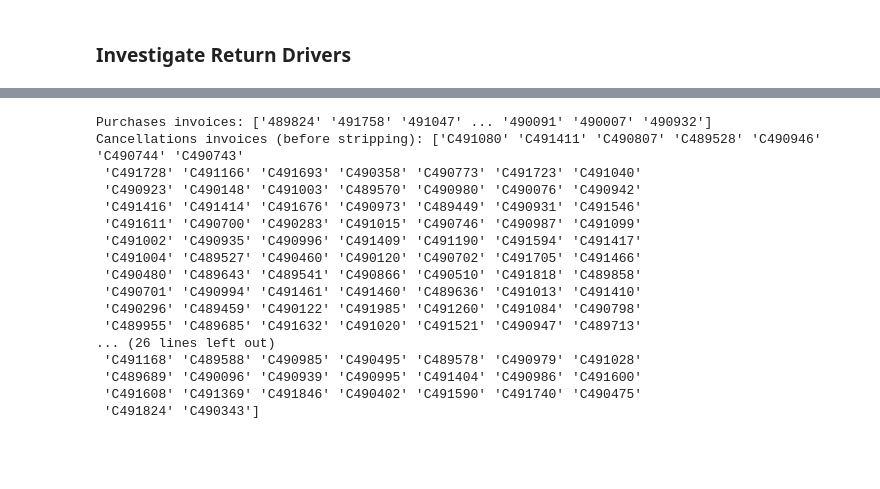
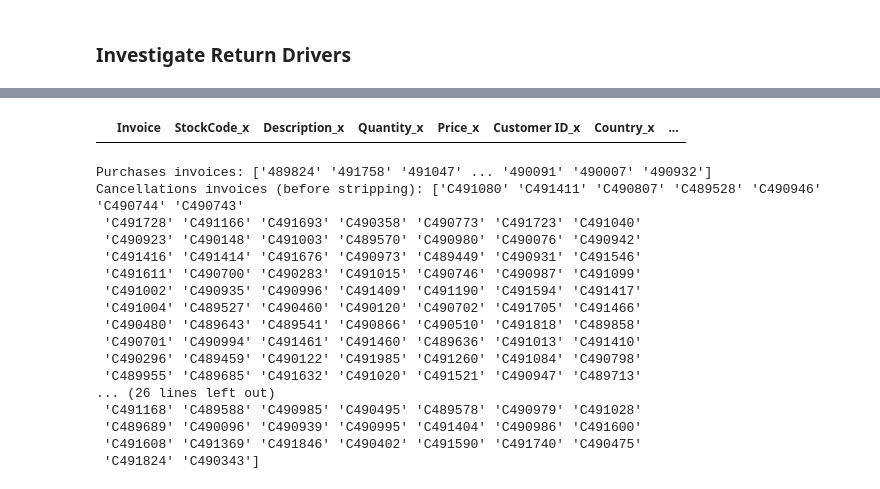
Before and after one commit to Feekah/The-Return-Story, a Jupyter notebook: returns_analysis.ipynb, the cells around one changed output, grey strips where cells are left out. Drawn from its saved outputs; the diff is of its cells as text; code cells hidden in the pictures; blank space fills up the shorter version.

```diff
--- a/returns_analysis.ipynb
+++ b/returns_analysis.ipynb
@@ -679,8 +679,8 @@ fig.show()
 ### Investigate Return Drivers
 # %%
 # Separate purchases and cancellations
-purchases = df[~df['Invoice'].str.startswith('C')]
-cancellations = df[df['Invoice'].str.startswith('C')]
+purchases = df[~df['Invoice'].astype(str).str.startswith('C')]
+cancellations = df[df['Invoice'].astype(str).str.startswith('C')]
 
 # Match purchases and cancellations based on the Invoice number (remove 'C' from cancellation invoice)
 cancellations['Invoice'] = cancellations['Invoice'].str[1:]
@@ -707,3 +713,7 @@ print(merged_df[['Invoice', 'Description_purchase', 'TimeDifference']])
+# %%
+merged_df
+# %% [output]
+|  | Invoice | StockCode_x | Description_x | Quantity_x | Price_x | Customer ID_x | Country_x | ... |
 # %%
 # Separate purchases and cancellations
 purchases = df[~df['Invoice'].str.startswith('C')]
```
Also changed, not shown: parts of 1 cell of this notebook.
